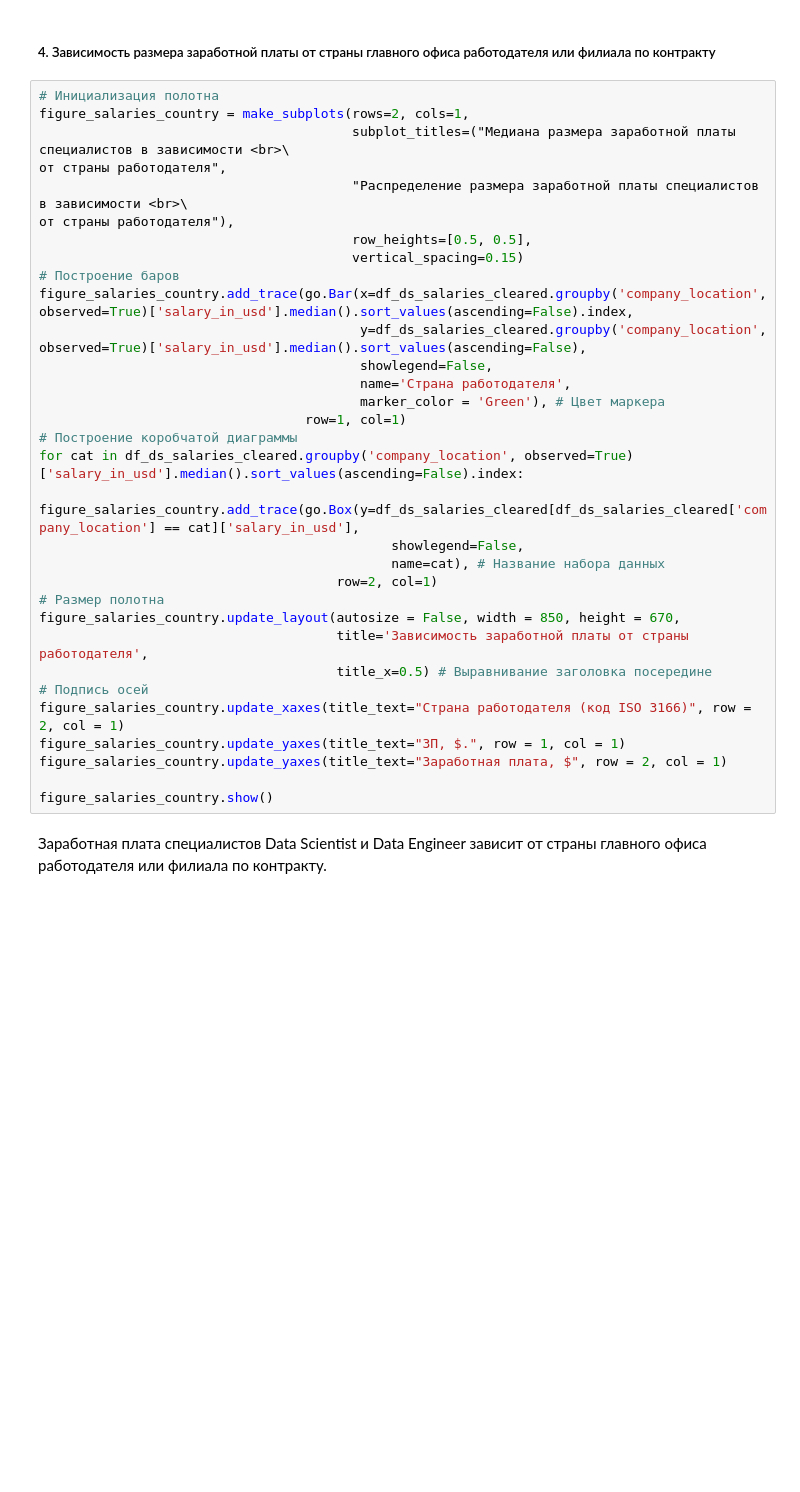
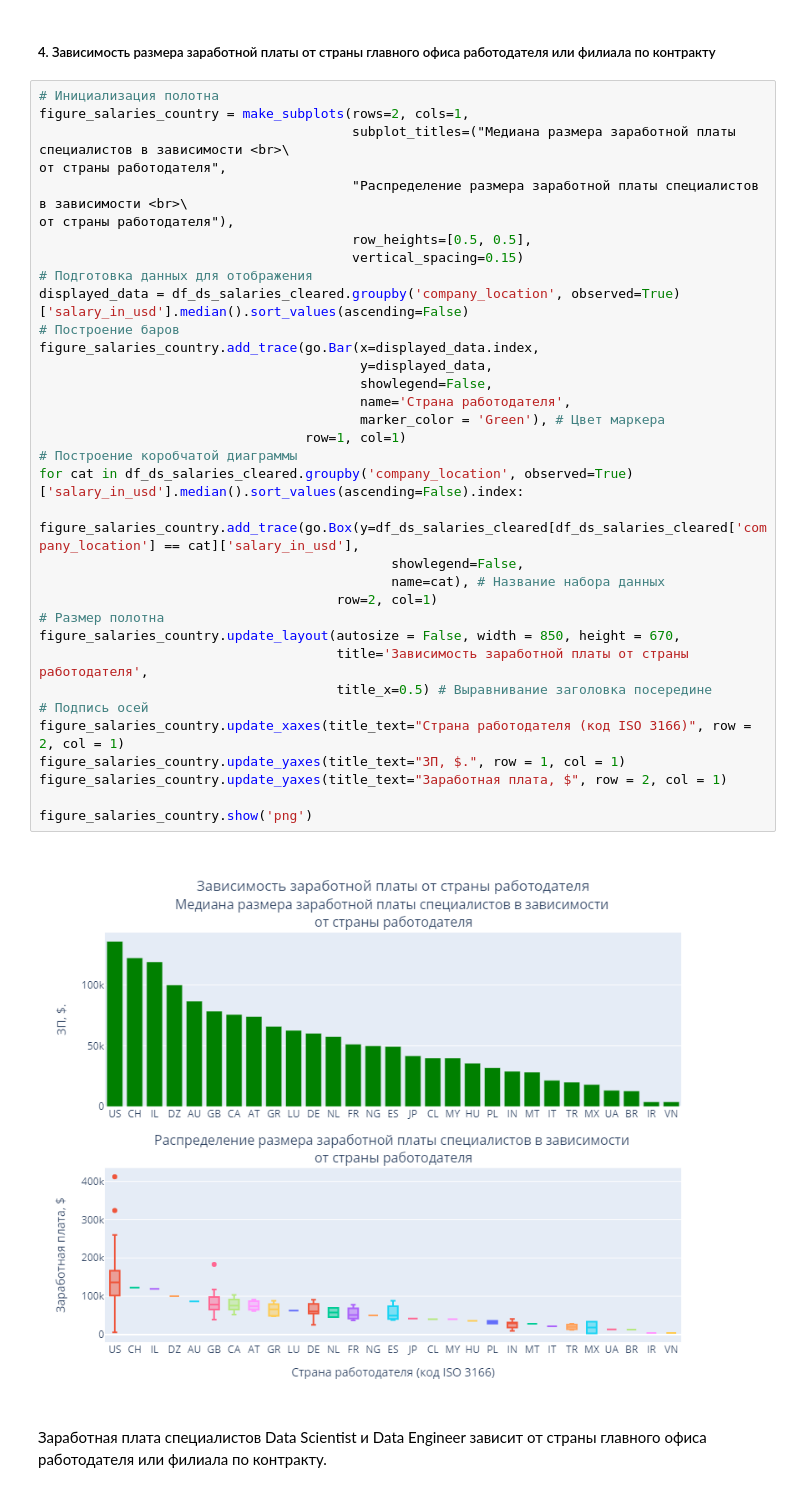
Before and after one commit to al-ogr/sf_data_science_hw, a Jupyter notebook: HW-03/HW-03.ipynb, the cells around one changed output. Cells and saved outputs as stored; diff of their text form; blank space fills up the shorter version.

```diff
--- a/HW-03/HW-03.ipynb
+++ b/HW-03/HW-03.ipynb
@@ -660,35 +640,39 @@ figure_salaries_remote_ratio.show()
 # %%
 # Инициализация полотна
 figure_salaries_country = make_subplots(rows=2, cols=1,
                                         subplot_titles=("Медиана размера заработной платы специалистов в зависимости <br>\
 от страны работодателя",
                                         "Распределение размера заработной платы специалистов в зависимости <br>\
 от страны работодателя"),
                                         row_heights=[0.5, 0.5],
                                         vertical_spacing=0.15)
+# Подготовка данных для отображения
+displayed_data = df_ds_salaries_cleared.groupby('company_location', observed=True)['salary_in_usd'].median().sort_values(ascending=False)
 # Построение баров
-figure_salaries_country.add_trace(go.Bar(x=df_ds_salaries_cleared.groupby('company_location', observed=True)['salary_in_usd'].median().sort_values(ascending=False).index,
-                                         y=df_ds_salaries_cleared.groupby('company_location', observed=True)['salary_in_usd'].median().sort_values(ascending=False),
+figure_salaries_country.add_trace(go.Bar(x=displayed_data.index,
+                                         y=displayed_data,
                                          showlegend=False,
                                          name='Страна работодателя',
                                          marker_color = 'Green'), # Цвет маркера
                                   row=1, col=1)
 # Построение коробчатой диаграммы
 for cat in df_ds_salaries_cleared.groupby('company_location', observed=True)['salary_in_usd'].median().sort_values(ascending=False).index:
     figure_salaries_country.add_trace(go.Box(y=df_ds_salaries_cleared[df_ds_salaries_cleared['company_location'] == cat]['salary_in_usd'],
                                              showlegend=False,
                                              name=cat), # Название набора данных
                                       row=2, col=1)
 # Размер полотна
 figure_salaries_country.update_layout(autosize = False, width = 850, height = 670,
                                       title='Зависимость заработной платы от страны работодателя',
                                       title_x=0.5) # Выравнивание заголовка посередине
 # Подпись осей
 figure_salaries_country.update_xaxes(title_text="Страна работодателя (код ISO 3166)", row = 2, col = 1)
 figure_salaries_country.update_yaxes(title_text="ЗП, $.", row = 1, col = 1)
 figure_salaries_country.update_yaxes(title_text="Заработная плата, $", row = 2, col = 1)
 
-figure_salaries_country.show()
+figure_salaries_country.show('png')
+# %% [output]
+[figure, added]
 # %% [markdown]
 Заработная плата специалистов Data Scientist и Data Engineer зависит от страны главного офиса работодателя или филиала по контракту.
 # %% [markdown]
```
Also changed, not shown: parts of 35 cells of this notebook.
